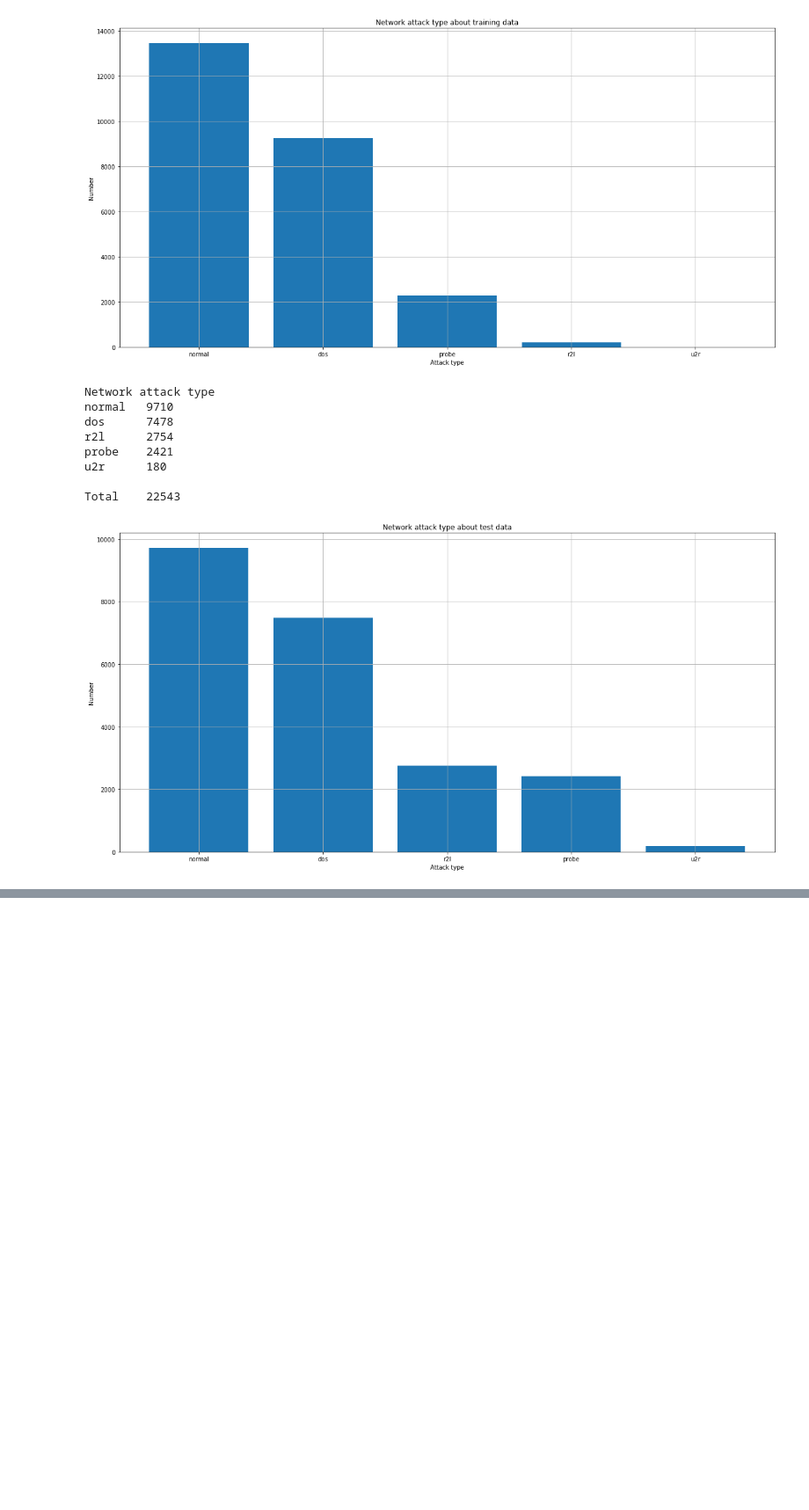
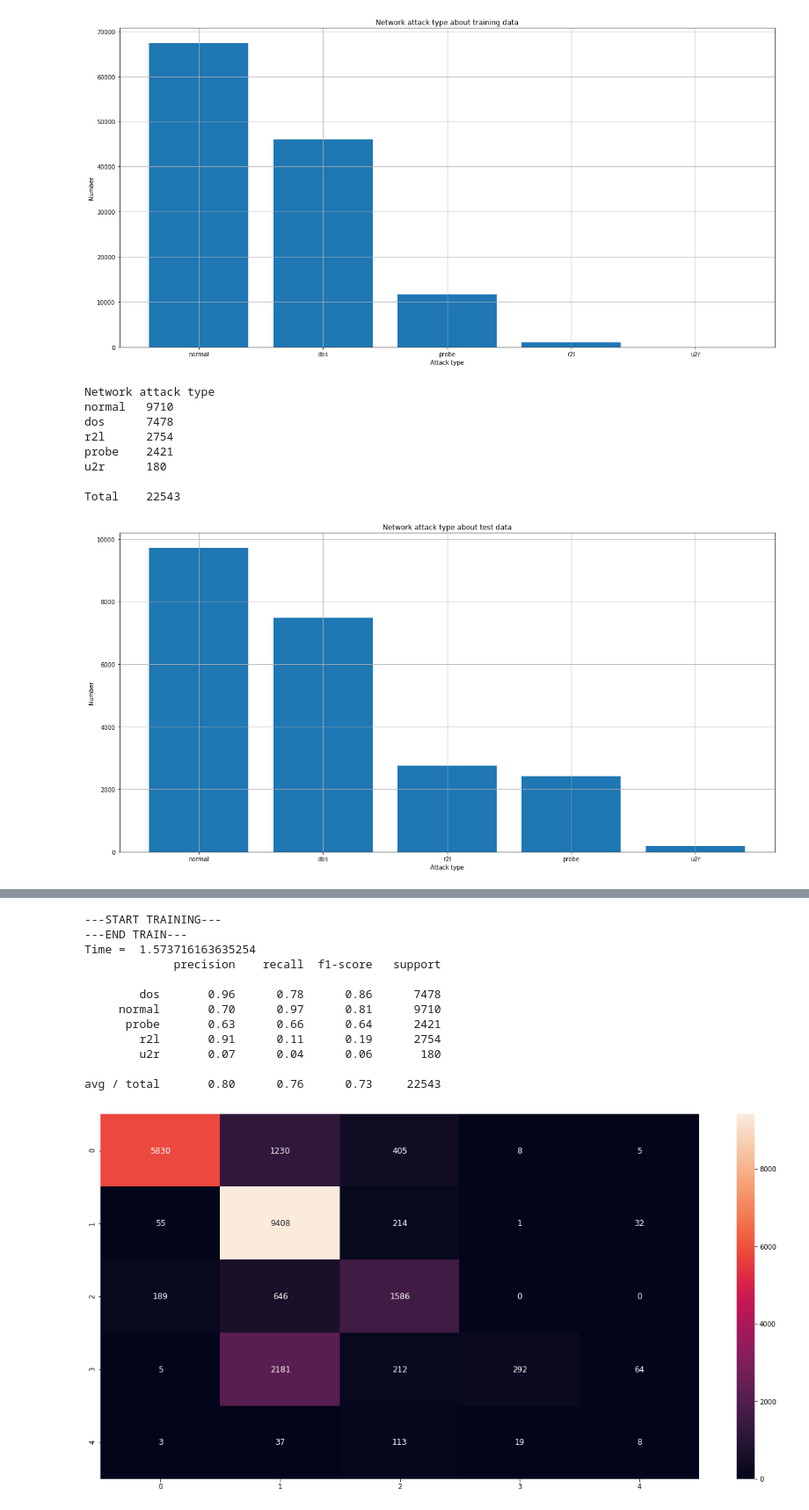
Before and after one commit to daniel-code/PRACTICE-AND-APPLICATIONS-OF-MACHINE-LEARNING, a Jupyter notebook: hw3/hw3.ipynb, the cells around one changed output, grey strips where cells are left out. Shown at 88% size. Drawn from its saved outputs; the diff is of its cells as text; code cells hidden in the pictures; blank space fills up the shorter version.

```diff
--- a/hw3/hw3.ipynb
+++ b/hw3/hw3.ipynb
@@ -20,7 +20,7 @@ import time
 # read kdd date from csv
 
 
-data = pd.read_csv('NSL_KDD/20_Percent Training_Set.csv', header=None)
+data = pd.read_csv('NSL_KDD/KDDTrain+.csv', header=None)
 service_list = ['aol', 'auth', 'bgp', 'courier', 'csnet_ns', 'ctf', 'daytime', 'discard', 'domain', 'domain_u', 'echo',
                 'eco_i', 'ecr_i', 'efs', 'exec', 'finger', 'ftp', 'ftp_data', 'gopher', 'harvest', 'hostnames', 'http',
                 'http_2784', 'http_443', 'http_8001', 'imap4', 'IRC', 'iso_tsap', 'klogin', 'kshell', 'ldap', 'link',
@@ -171,0 +169,34 @@ avg / total       0.78      0.70      0.65     22543
+# %%
+# build model
+from sklearn import tree
+test_model = tree.DecisionTreeClassifier()
+print('---START TRAINING---')
+start_time = time.time()
+test_model.fit(X=x_train, y=y_train)
+print('---END TRAIN---')
+print('Time = ', time.time() - start_time)
+# predict
+y_pred=test_model.predict(x_test)
+score = test_model.score(X=x_test, y=y_test)
+print(classification_report(y_test,y_pred))
+
+# Compute confusion matrix
+cnf_matrix = confusion_matrix(y_test, y_pred,labels=["dos","normal","probe","r2l","u2r"])
+plt.figure(figsize=(20,10))
+ax= plt.subplot()
+sns.heatmap(cnf_matrix, annot=True,annot_kws={"size": 12}, ax = ax,fmt="d") #annot=True to annotate cells
+plt.show()
+# %% [output]
+---START TRAINING---
+---END TRAIN---
+Time =  1.573716163635254
+             precision    recall  f1-score   support
+
+        dos       0.96      0.78      0.86      7478
+     normal       0.70      0.97      0.81      9710
+      probe       0.63      0.66      0.64      2421
+        r2l       0.91      0.11      0.19      2754
+        u2r       0.07      0.04      0.06       180
+
+avg / total       0.80      0.76      0.73     22543
+[figure, added]
```
Also changed, not shown: parts of 4 cells of this notebook.
